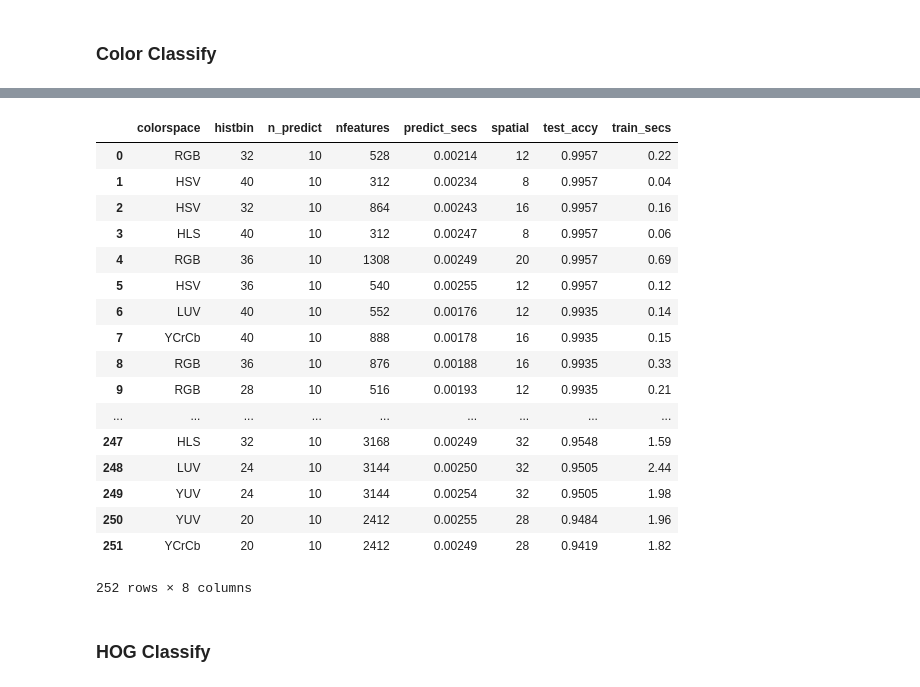
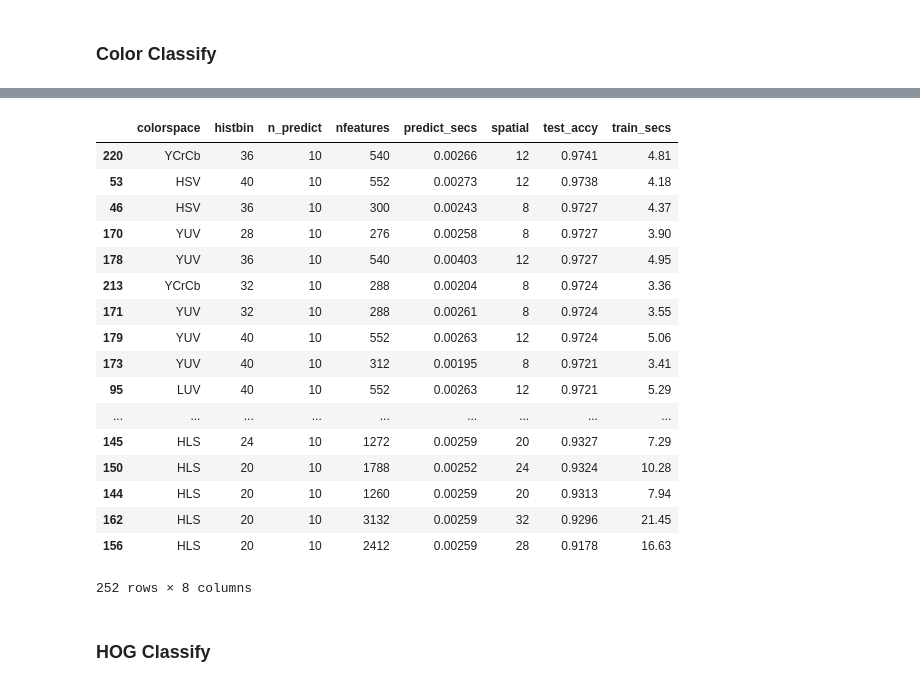
Before and after one commit to johnybang/CarND-Vehicle-Detection, a Jupyter notebook: lessons/Lessons-VehicleDetectionAndTracking.ipynb, the cells around one changed output, grey strips where cells are left out. Cells and saved outputs as stored; diff of their text form; code cells hidden in the pictures.

```diff
--- a/lessons/Lessons-VehicleDetectionAndTracking.ipynb
+++ b/lessons/Lessons-VehicleDetectionAndTracking.ipynb
@@ -113,6 +113,9 @@ def extract_features(imgs, cspace='RGB', spatial_size=(32, 32),
     for file in imgs:
         # Read in each one by one
         image = mpimg.imread(file)
+        if file.endswith('.png'):
+            image = np.uint8(image*255)
+
         # apply color conversion if other than 'RGB'
         if cspace != 'RGB':
             if cspace == 'HSV':
@@ -146,6 +149,9 @@ for image in images:
     else:
         cars.append(image)
 
+cars = glob.glob('../data/vehicles/*/*.png')
+notcars = glob.glob('../data/non-vehicles/*/*.png')
+
 # TODO play with these values to see how your classifier
 # performs under different binning scenarios
 import itertools
@@ -166,42 +172,49 @@ for colorspace, spatial, histbin in params:
     notcar_features = extract_features(notcars, cspace=colorspace, spatial_size=(spatial, spatial),
                                        hist_bins=histbin, hist_range=(0, 256))
 
+    ########## Prepare feature vectors
     # Create an array stack of feature vectors
     X = np.vstack((car_features, notcar_features)).astype(np.float64)
-    # Fit a per-column scaler
-    X_scaler = StandardScaler().fit(X)
-    # Apply the scaler to X
-    scaled_X = X_scaler.transform(X)
 
     # Define the labels vector
     y = np.hstack((np.ones(len(car_features)), np.zeros(len(notcar_features))))
 
+    # Split up data into randomized training and test sets (80/20 split)
+    rand_state = np.random.randint(0, 100)
+    X_train, X_test, y_train, y_test = train_test_split(X, y, test_size=0.2,
+                                                        random_state=rand_state)
 
-    # Split up data into randomized training and test sets
-    rand_state = np.random.randint(0, 100)
-    X_train, X_test, y_train, y_test = train_test_split(
-        scaled_X, y, test_size=0.2, random_state=rand_state)
+    # Fit a per-column scaler
+    # Create a scaler which imposes zero-mean, unit variance on the training set
+    X_scaler = StandardScaler().fit(X_train)
+    # Apply the scaler to X
+    X_train_scaled = X_scaler.transform(X_train)
 
     print('Using spatial binning of:',spatial,
         'and', histbin,'histogram bins')
     print('Feature vector length:', len(X_train[0]))
     entry['nfeatures'] = len(X_train[0])
+
+    ########## Train linear SVM classifier
     # Use a linear SVC
     svc = LinearSVC()
     # Check the training time for the SVC
     t=time.time()
-    svc.fit(X_train, y_train)
+    svc.fit(X_train_scaled, y_train)
     t2 = time.time()
     print(round(t2-t, 2), 'Seconds to train SVC...')
     entry['train_secs'] = round(t2-t, 2)
+
+    ########## Test the classifier
     # Check the score of the SVC
-    entry['test_accy'] = round(svc.score(X_test, y_test), 4)
+    X_test_scaled = X_scaler.transform(X_test)
+    entry['test_accy'] = round(svc.score(X_test_scaled, y_test), 4)
     print('Test Accuracy of SVC = ', entry['test_accy'])
     # Check the prediction time for a single sample
     t=time.time()
     n_predict = 10
     entry['n_predict'] = n_predict
-    print('My SVC predicts: ', svc.predict(X_test[0:n_predict]))
+    print('My SVC predicts: ', svc.predict(X_test_scaled[0:n_predict]))
     print('For these',n_predict, 'labels: ', y_test[0:n_predict])
     t2 = time.time()
     print(round(t2-t, 5), 'Seconds to predict', n_predict,'labels with SVC')
@@ -210,6 +223,7 @@ for colorspace, spatial, histbin in params:
 
     entries.append(entry)
 
+
 color_classify_df = pd.DataFrame(entries)
 color_classify_df
 # %% [output]
@@ -251,29 +265,29 @@ For these 10 labels:  [ 1.  0.  0.  0.  1.  0.  0.  0.  1.  1.]
 # %%
 import tabulate
 import pandas as pd
-# color_classify_sorted = color_classify_df.sort_values(['test_accy','predict_secs','train_secs'], ascending=[False,True,True])
-# color_classify_sorted.to_csv('dataframes/color_classify_df_smallset.csv', index=False)
-color_classify_sorted = pd.read_csv('dataframes/color_classify_df_smallset.csv')
-color_classify_sorted = color_classify_sorted.sort_values(['test_accy','predict_secs','train_secs'], ascending=[False,True,True])
+color_classify_sorted = color_classify_df.sort_values(['test_accy','predict_secs','train_secs'], ascending=[False,True,True])
+color_classify_sorted.to_csv('dataframes/color_classify_df_fullset.csv', index=False)
+# color_classify_sorted = pd.read_csv('dataframes/color_classify_df_smallset.csv')
+# color_classify_sorted = color_classify_sorted.sort_values(['test_accy','predict_secs','train_secs'], ascending=[False,True,True])
 color_classify_sorted
 # %% [output]
 |  | colorspace | histbin | n_predict | nfeatures | predict_secs | spatial | test_accy | train_secs |
-| 0 | RGB | 32 | 10 | 528 | 0.00214 | 12 | 0.9957 | 0.22 |
-| 1 | HSV | 40 | 10 | 312 | 0.00234 | 8 | 0.9957 | 0.04 |
-| 2 | HSV | 32 | 10 | 864 | 0.00243 | 16 | 0.9957 | 0.16 |
-| 3 | HLS | 40 | 10 | 312 | 0.00247 | 8 | 0.9957 | 0.06 |
-| 4 | RGB | 36 | 10 | 1308 | 0.00249 | 20 | 0.9957 | 0.69 |
-| 5 | HSV | 36 | 10 | 540 | 0.00255 | 12 | 0.9957 | 0.12 |
-| 6 | LUV | 40 | 10 | 552 | 0.00176 | 12 | 0.9935 | 0.14 |
-| 7 | YCrCb | 40 | 10 | 888 | 0.00178 | 16 | 0.9935 | 0.15 |
-| 8 | RGB | 36 | 10 | 876 | 0.00188 | 16 | 0.9935 | 0.33 |
-| 9 | RGB | 28 | 10 | 516 | 0.00193 | 12 | 0.9935 | 0.21 |
+| 220 | YCrCb | 36 | 10 | 540 | 0.00266 | 12 | 0.9741 | 4.81 |
+| 53 | HSV | 40 | 10 | 552 | 0.00273 | 12 | 0.9738 | 4.18 |
+| 46 | HSV | 36 | 10 | 300 | 0.00243 | 8 | 0.9727 | 4.37 |
+| 170 | YUV | 28 | 10 | 276 | 0.00258 | 8 | 0.9727 | 3.90 |
+| 178 | YUV | 36 | 10 | 540 | 0.00403 | 12 | 0.9727 | 4.95 |
+| 213 | YCrCb | 32 | 10 | 288 | 0.00204 | 8 | 0.9724 | 3.36 |
+| 171 | YUV | 32 | 10 | 288 | 0.00261 | 8 | 0.9724 | 3.55 |
+| 179 | YUV | 40 | 10 | 552 | 0.00263 | 12 | 0.9724 | 5.06 |
+| 173 | YUV | 40 | 10 | 312 | 0.00195 | 8 | 0.9721 | 3.41 |
+| 95 | LUV | 40 | 10 | 552 | 0.00263 | 12 | 0.9721 | 5.29 |
 | ... | ... | ... | ... | ... | ... | ... | ... | ... |
-| 247 | HLS | 32 | 10 | 3168 | 0.00249 | 32 | 0.9548 | 1.59 |
-| 248 | LUV | 24 | 10 | 3144 | 0.00250 | 32 | 0.9505 | 2.44 |
-| 249 | YUV | 24 | 10 | 3144 | 0.00254 | 32 | 0.9505 | 1.98 |
-| 250 | YUV | 20 | 10 | 2412 | 0.00255 | 28 | 0.9484 | 1.96 |
-| 251 | YCrCb | 20 | 10 | 2412 | 0.00249 | 28 | 0.9419 | 1.82 |
+| 145 | HLS | 24 | 10 | 1272 | 0.00259 | 20 | 0.9327 | 7.29 |
+| 150 | HLS | 20 | 10 | 1788 | 0.00252 | 24 | 0.9324 | 10.28 |
+| 144 | HLS | 20 | 10 | 1260 | 0.00259 | 20 | 0.9313 | 7.94 |
+| 162 | HLS | 20 | 10 | 3132 | 0.00259 | 32 | 0.9296 | 21.45 |
+| 156 | HLS | 20 | 10 | 2412 | 0.00259 | 28 | 0.9178 | 16.63 |
 252 rows × 8 columns
 # %% [markdown]
 ### HOG Classify
```
Also changed, not shown: parts of 2 cells of this notebook, 1 other file.
